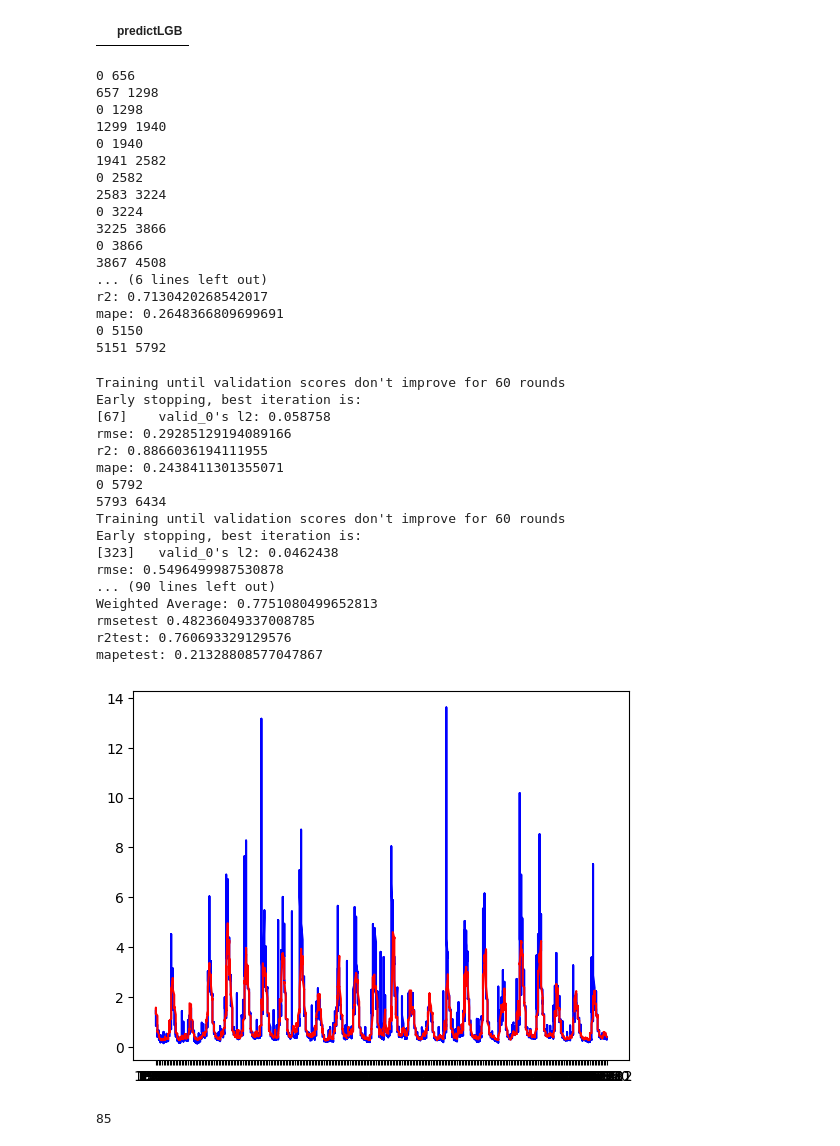
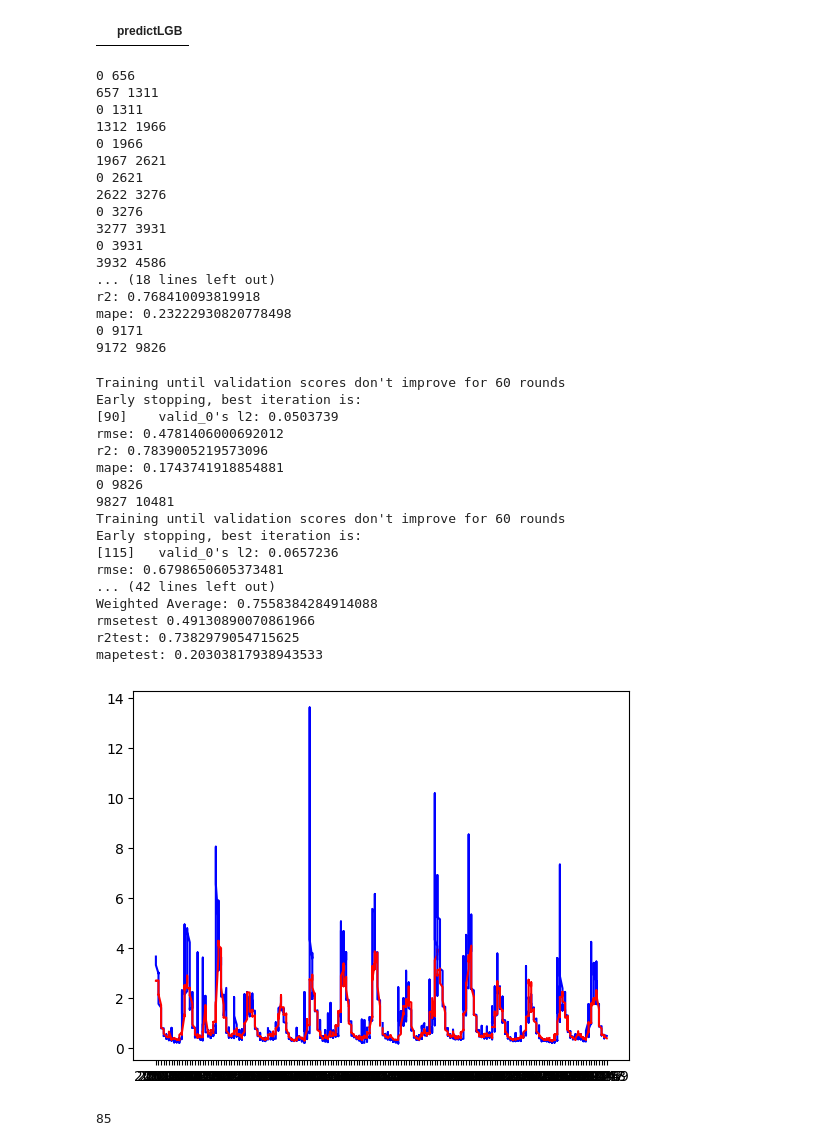
Before and after one commit to homa-abedin/Dams, a Jupyter notebook: dams-teh.ipynb, the cells around one changed output. Cells and saved outputs as stored; diff of their text form; code cells hidden in the pictures.

```diff
--- a/dams-teh.ipynb
+++ b/dams-teh.ipynb
@@ -117,7 +131,7 @@ for train_index, test_index in tscv.split(x):
 
         model = xgb.XGBRegressor(n_estimators=10000,early_stopping_rounds=10, learning_rate=0.07,  max_depth= 15 ,colsample_bytree= 0.85,  n_jobs=4)
 
-        model.fit(X_train, Y_train,sample_weight=X_train['meanbeforeyearTotal_in'], eval_set=[(X_test,Y_test)],verbose=False)
+        model.fit(X_train, Y_train,sample_weight=X_train['TotalAbBarfVBaran_in'], eval_set=[(X_test,Y_test)],verbose=False)
 
     # Predictions
         test_predict = model.predict(X_test)
@@ -194,7 +208,7 @@ i=0
 epsilon = 1e-6
 
 for train_index, test_index in tscv.split(x):
-    i+=2
+    i+=1
 
     X_train, X_test = x.iloc[train_index], x.iloc[test_index]
     Y_train, Y_test = y.iloc[train_index], y.iloc[test_index]
@@ -203,7 +217,7 @@ for train_index, test_index in tscv.split(x):
     if i>=13:
         lgb = lightgbm.LGBMRegressor( n_estimators=10000, num_leaves=40, learning_rate=0.04, colsample_bytree=0.9,verbose=0)
 
-        lgb.fit(X_train, Y_train,sample_weight=X_train['std_TotalAbBarfVBaran_in'], eval_set=(X_test,Y_test),callbacks=([early_stopping(stopping_rounds=60)]))
+        lgb.fit(X_train, Y_train,sample_weight=X_train['TotalAbBarfVBaran_in'], eval_set=(X_test,Y_test),callbacks=([early_stopping(stopping_rounds=60)]))
 
         test_predict = lgb.predict(X_test, num_iteration=lgb.best_iteration_)
 
@@ -219,63 +233,63 @@ for train_index, test_index in tscv.split(x):
         test_temp = pd.DataFrame({'Test': Y_test})
 
         # استفاده از pd.concat برای اضافه کردن پیش‌بینی‌ها به دیتافریم اصلی
         LGB_predictions =pd.concat([LGB_predictions, df_temp] , ignore_index=True)
         TestSet =pd.concat([TestSet, test_temp] , ignore_index=True)
 
 
         plt.plot( X_test['Year'].astype(str) + X_test['month'].astype(str) ,Y_test, color='blue')
         plt.plot( X_test['Year'].astype(str) + X_test['month'].astype(str) ,test_predict, color='red')
         print ('rmse:',np.sqrt(mean_squared_error(Y_test, test_predict)))
         print ('r2:', r2_score(Y_test, test_predict))
         print ('mape:', mean_absolute_percentage_error(Y_test, test_predict))
         #plt.show()
 weights=[1/(test_rmse+epsilon) for test_rmse in test_rmse]
 weighted_sum = sum(w * r for w, r in zip(weights, test_r2))
 total_weight = sum(weights)
 weighted_average = weighted_sum / total_weight
 
 print("Weighted Average:", weighted_average)
 
 print("rmsetest",np.mean(test_rmse))
 print ('r2test:',np.mean(test_r2) )
 
 print ('mapetest:',np.mean(test_mape))
 # %% [output]
 0 656
-657 1298
-0 1298
-1299 1940
-0 1940
-1941 2582
-0 2582
-2583 3224
-0 3224
-3225 3866
-0 3866
-3867 4508
-... (6 lines left out)
-r2: 0.7130420268542017
-mape: 0.2648366809699691
-0 5150
-5151 5792
+657 1311
+0 1311
+1312 1966
+0 1966
+1967 2621
+0 2621
+2622 3276
+0 3276
+3277 3931
+0 3931
+3932 4586
+... (18 lines left out)
+r2: 0.768410093819918
+mape: 0.23222930820778498
+0 9171
+9172 9826
 Training until validation scores don't improve for 60 rounds
 Early stopping, best iteration is:
-[67]    valid_0's l2: 0.058758
-rmse: 0.29285129194089166
-r2: 0.8866036194111955
-mape: 0.2438411301355071
-0 5792
-5793 6434
+[90]    valid_0's l2: 0.0503739
+rmse: 0.4781406000692012
+r2: 0.7839005219573096
+mape: 0.1743741918854881
+0 9826
+9827 10481
 Training until validation scores don't improve for 60 rounds
 Early stopping, best iteration is:
-[323]   valid_0's l2: 0.0462438
-rmse: 0.5496499987530878
-... (90 lines left out)
-Weighted Average: 0.7751080499652813
-rmsetest 0.48236049337008785
-r2test: 0.760693329129576
-mapetest: 0.21328808577047867
+[115]   valid_0's l2: 0.0657236
+rmse: 0.6798650605373481
+... (42 lines left out)
+Weighted Average: 0.7558384284914088
+rmsetest 0.49130890070861966
+r2test: 0.7382979054715625
+mapetest: 0.20303817938943533
-[figure, old version]
+[figure, new version]
 # %%
 76.84/(76.84+ 75.55)
 # %%
```
Also changed, not shown: parts of 8 cells of this notebook.
